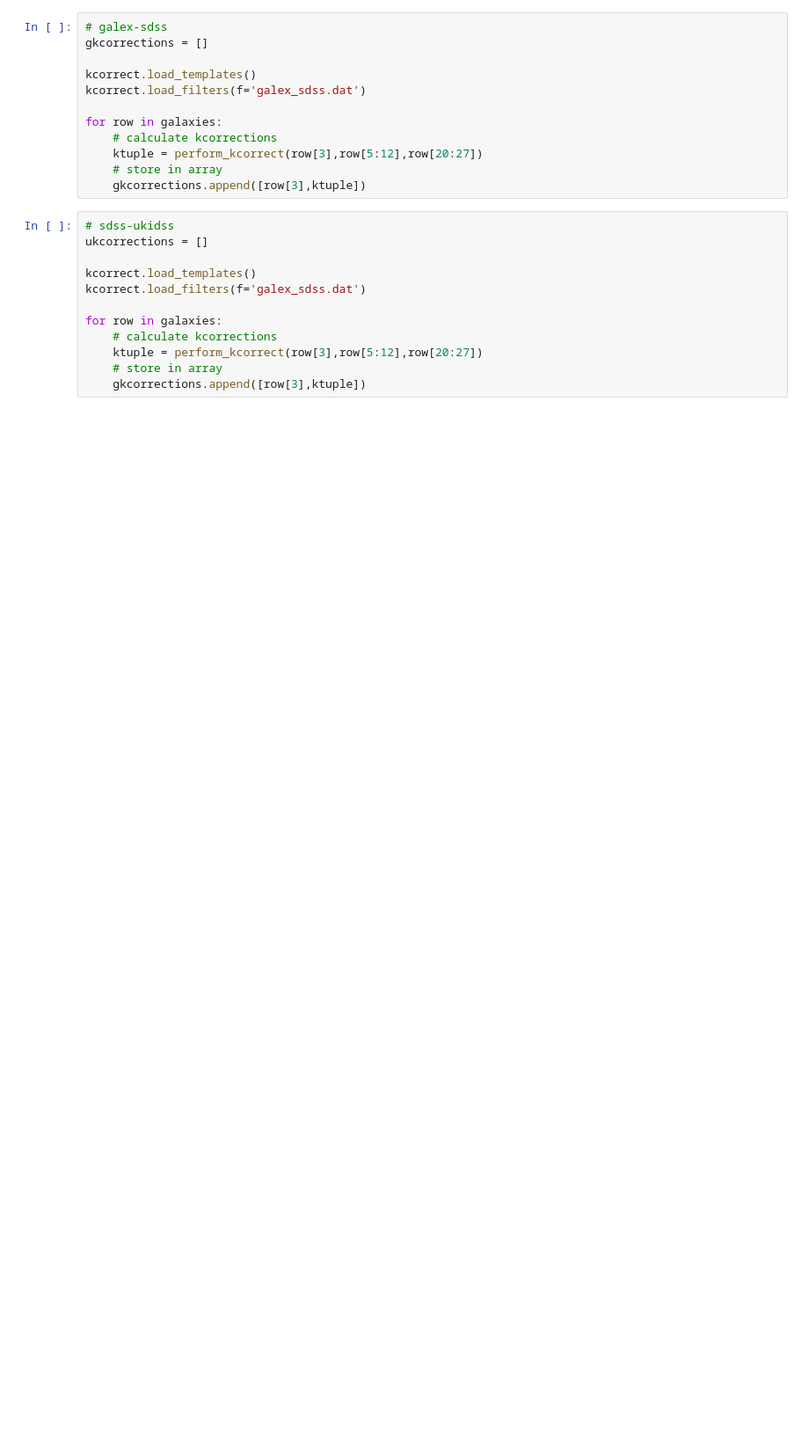
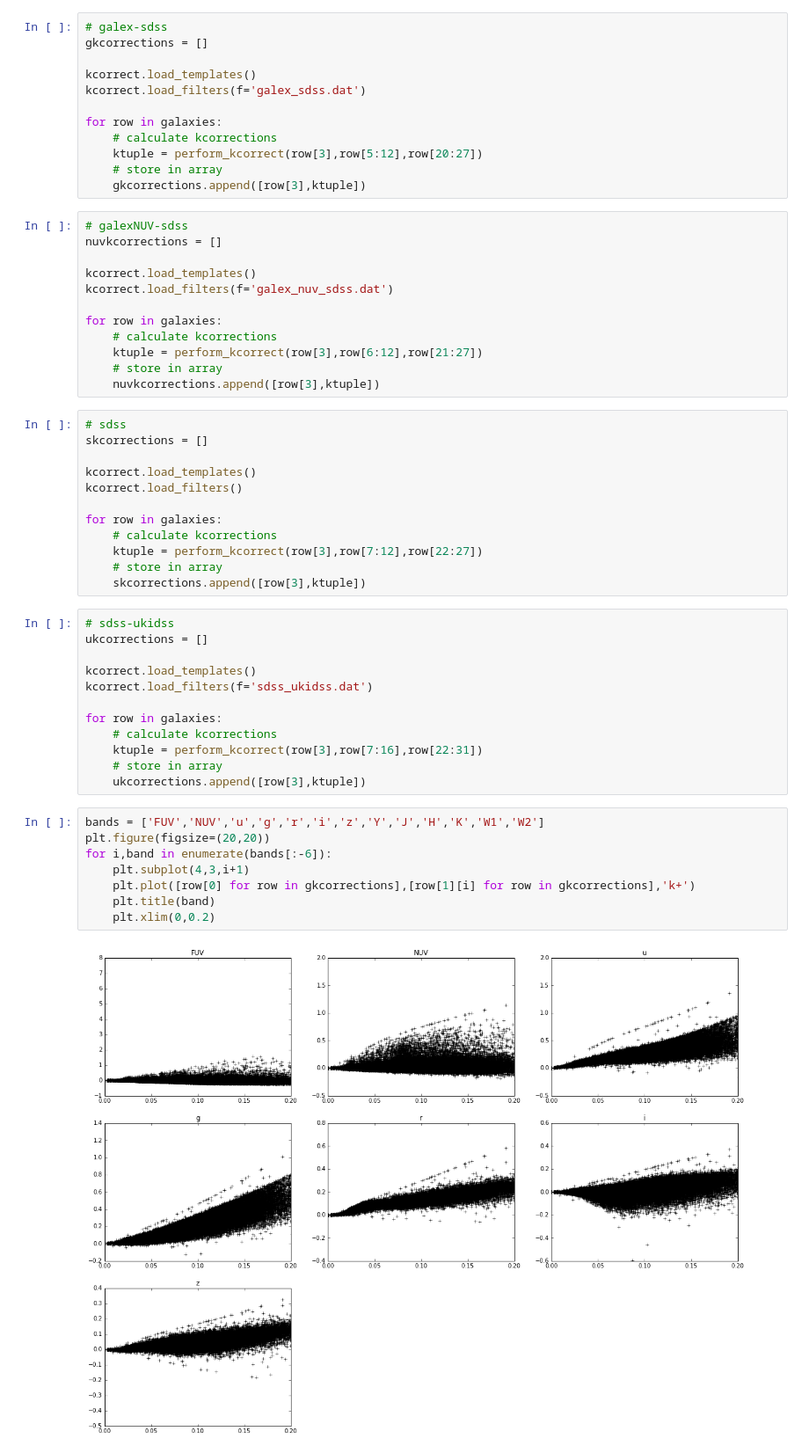
Before and after one commit to calumhrmurray/MPhysProject, a Jupyter notebook: analysis/final_cmds/make_phot_for_each_survey.ipynb, the cells around one changed output. Shown at 88% size. Cells and saved outputs as stored; diff of their text form; blank space fills up the shorter version.

```diff
--- a/analysis/final_cmds/make_phot_for_each_survey.ipynb
+++ b/analysis/final_cmds/make_phot_for_each_survey.ipynb
@@ -78,14 +81,48 @@ for row in galaxies:
     # store in array
     gkcorrections.append([row[3],ktuple])
 # %%
-# sdss-ukidss
-ukcorrections = []
+# galexNUV-sdss
+nuvkcorrections = []
 
 kcorrect.load_templates()
-kcorrect.load_filters(f='galex_sdss.dat')
+kcorrect.load_filters(f='galex_nuv_sdss.dat')
 
 for row in galaxies:
     # calculate kcorrections
-    ktuple = perform_kcorrect(row[3],row[5:12],row[20:27])
+    ktuple = perform_kcorrect(row[3],row[6:12],row[21:27])
     # store in array
-    gkcorrections.append([row[3],ktuple])
+    nuvkcorrections.append([row[3],ktuple])
+# %%
+# sdss
+skcorrections = []
+
+kcorrect.load_templates()
+kcorrect.load_filters()
+
+for row in galaxies:
+    # calculate kcorrections
+    ktuple = perform_kcorrect(row[3],row[7:12],row[22:27])
+    # store in array
+    skcorrections.append([row[3],ktuple])
+# %%
+# sdss-ukidss
+ukcorrections = []
+
+kcorrect.load_templates()
+kcorrect.load_filters(f='sdss_ukidss.dat')
+
+for row in galaxies:
+    # calculate kcorrections
+    ktuple = perform_kcorrect(row[3],row[7:16],row[22:31])
+    # store in array
+    ukcorrections.append([row[3],ktuple])
+# %%
+bands = ['FUV','NUV','u','g','r','i','z','Y','J','H','K','W1','W2']
+plt.figure(figsize=(20,20))
+for i,band in enumerate(bands[:-6]):
+    plt.subplot(4,3,i+1)
+    plt.plot([row[0] for row in gkcorrections],[row[1][i] for row in gkcorrections],'k+')
+    plt.title(band)
+    plt.xlim(0,0.2)
+# %% [output]
+[figure, added]
```
Also changed, not shown: parts of 18 cells of this notebook, 5 other files.
